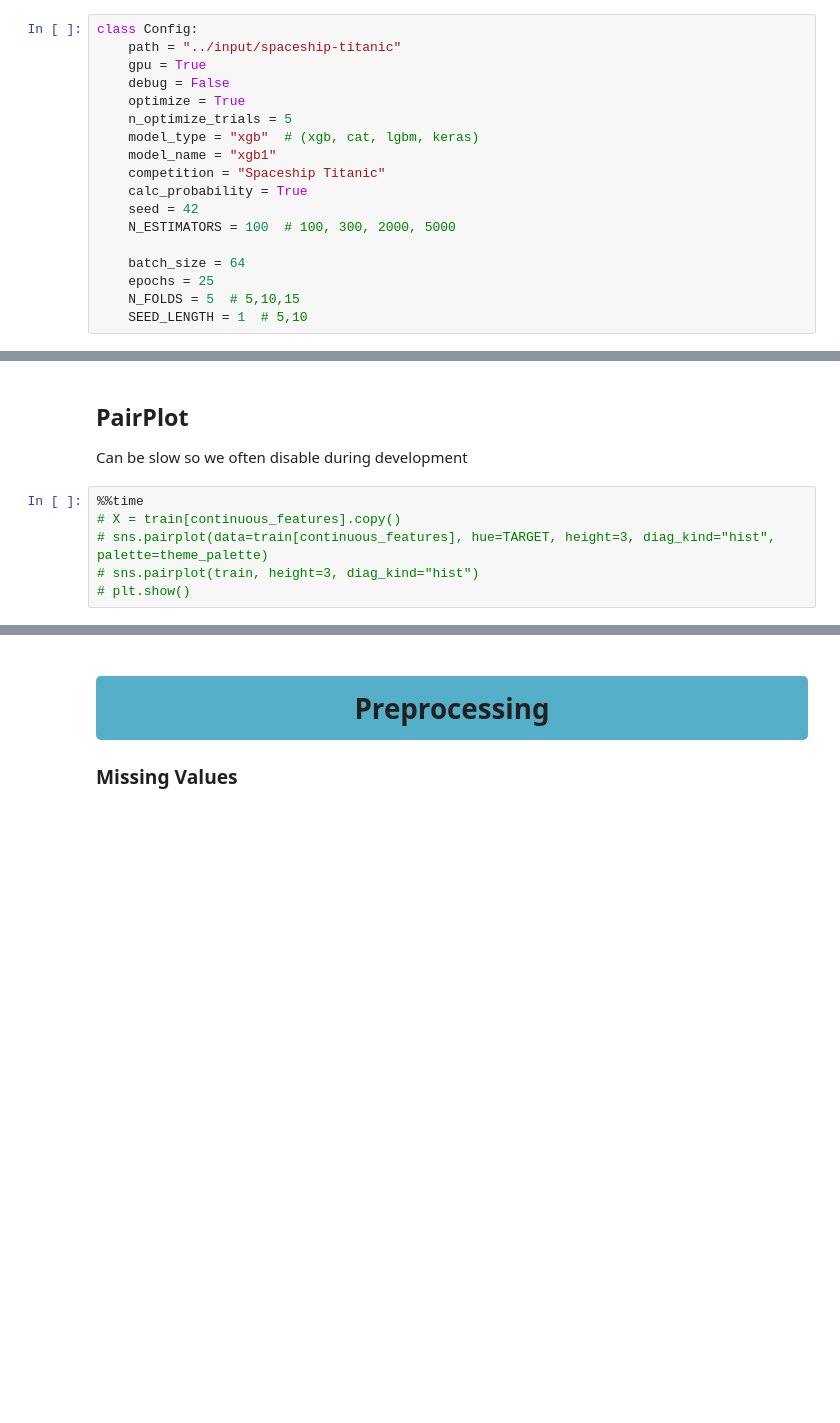
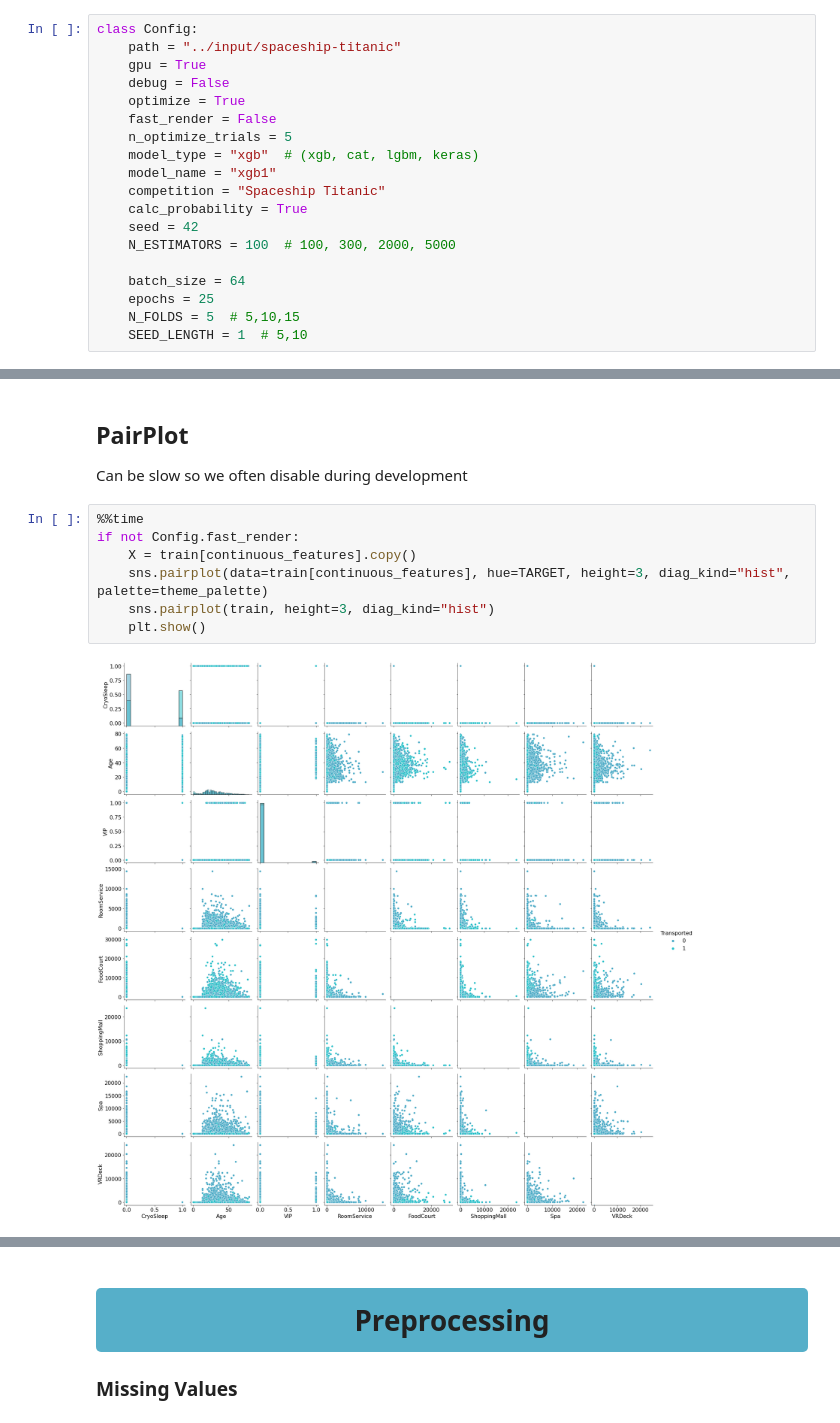
Before and after one commit to melling/ml-kaggle-spaceship-titanic, a Jupyter notebook: spaceship-titanic-eda.ipynb, the cells around one changed output, grey strips where cells are left out. Saved outputs shown, nothing was run; the diff lists cells and outputs as text; blank space fills up the shorter version.

```diff
--- a/spaceship-titanic-eda.ipynb
+++ b/spaceship-titanic-eda.ipynb
@@ -57,6 +57,7 @@ class Config:
     gpu = True
     debug = False
     optimize = True
+    fast_render = False
     n_optimize_trials = 5
     model_type = "xgb"  # (xgb, cat, lgbm, keras)
     model_name = "xgb1"
@@ -437,8 +437,10 @@ continuous_features  # returns all the columns name
 Can be slow so we often disable during development
 # %%
 %%time
-# X = train[continuous_features].copy()
-# sns.pairplot(data=train[continuous_features], hue=TARGET, height=3, diag_kind="hist", palette=theme_palette)
-# sns.pairplot(train, height=3, diag_kind="hist")
-# plt.show()
+if not Config.fast_render:
+    X = train[continuous_features].copy()
+    sns.pairplot(data=train[continuous_features], hue=TARGET, height=3, diag_kind="hist", palette=theme_palette)
+    sns.pairplot(train, height=3, diag_kind="hist")
+    plt.show()
 # %% [output]
+[figure, added]
```
Also changed, not shown: parts of 5 cells of this notebook.
